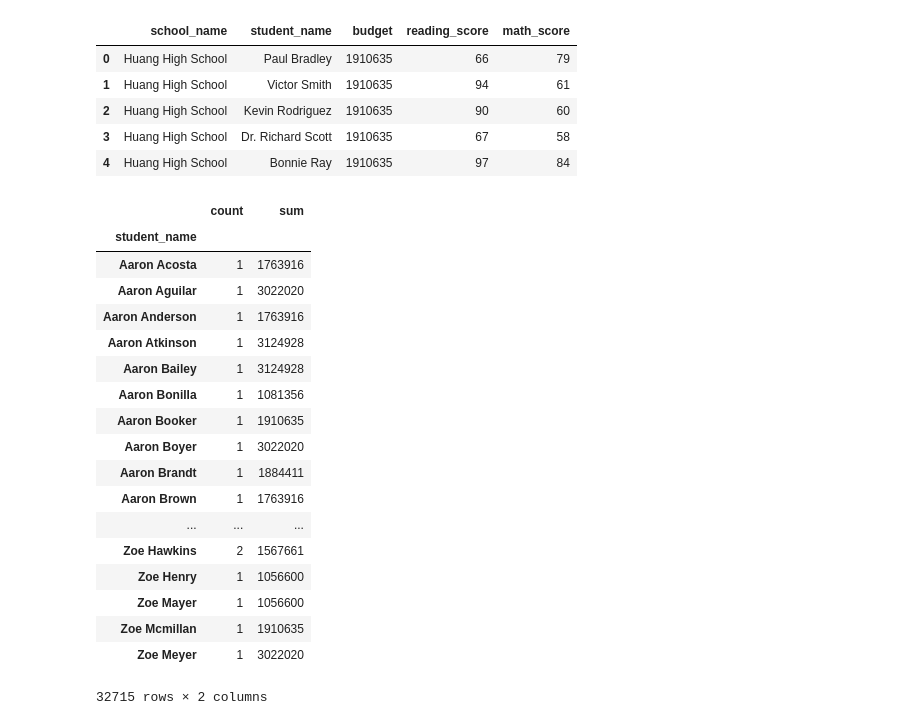
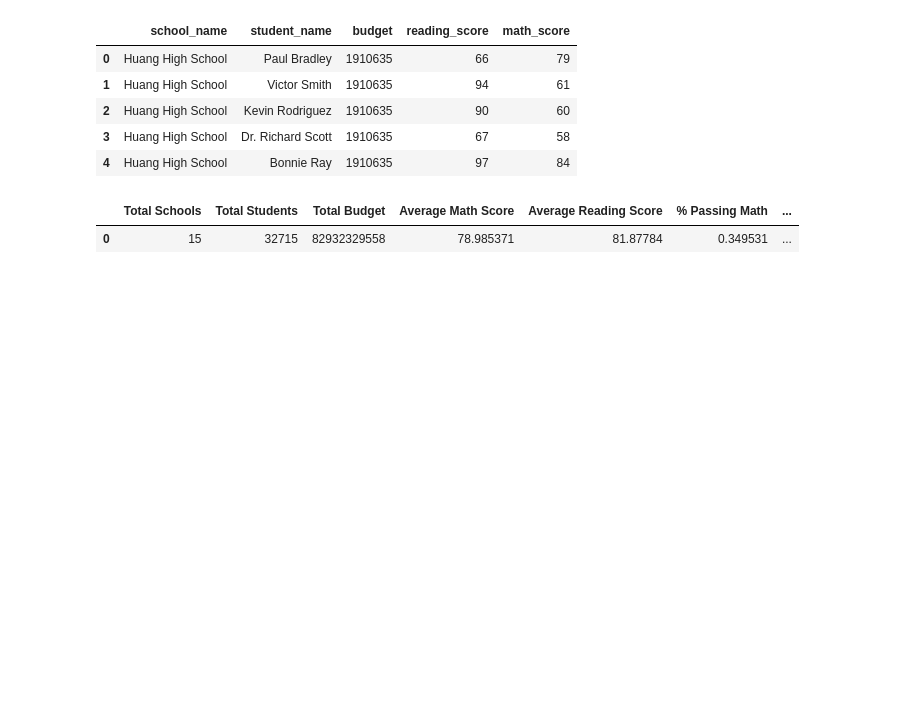
Before and after one commit to erjacobs2/Pandas, a Jupyter notebook: Pandas_school_metrics.ipynb, the cells around one changed output. Drawn from its saved outputs; the diff is of its cells as text; code cells hidden in the pictures; blank space fills up the shorter version.

```diff
--- a/Pandas_school_metrics.ipynb
+++ b/Pandas_school_metrics.ipynb
@@ -117,53 +117,51 @@ sum_reading = school_data_set["reading_score"].sum()
 sum_math = school_data_set["math_score"].sum()
 
 #70 or higher, percent of those who passed reading
 #my guess is tell it to sum scores of 70 or higher, divide by total/sum, times by 100
-#pass_reading = school_data_set["reading_score"]
+pass_read_if = school_data_set["reading_score"] <= 70
+pass_reading_sum = pass_read_if.sum()
+#pass_reading_sum = school_data_set["reading_score"].sum.where(school_data_set["reading_score"] <= 70)
+pass_reading = (pass_reading_sum / sum_reading) * 100
 
 #70 or higher, percent of those who passed math
+pass_math_if = school_data_set["math_score"] <= 70
+pass_math_sum = pass_math_if.sum()
+#pass_math_sum = school_data_set["math_score"].sum.where(school_data_set["math_score"] <= 70)
+pass_math = (pass_math_sum / sum_math) * 100
 
 # percent of overall passing rate
 #sum then find average of those who passed reading and math, divide by total sum of total sum of each, times by 100
+overall_pass = ((pass_reading_sum + pass_math_sum) / (sum_reading + sum_math)) * 100
 
 #Summary DataFrame
+district_summary_table = pd.DataFrame({"Total Schools": [school_count], "Total Students": [student_count], "Total Budget":
+                                      [budget_sum], "Average Math Score": [avg_math], "Average Reading Score": [avg_reading],
+                                      "% Passing Math": [pass_math], "% Passing Reading": [pass_reading],
+                                      "% Overall Passing Rate": [overall_pass]})
+district_summary_table
+#df['total'] = df[['A','B']].sum(axis=1).where(df['A'] > 0, 0)
+#df
 
 # Calculate the number of unique authors in the DataFrame
 #author_count = len(goodreads_df["Authors"].unique())
 
 # Calculate the earliest/latest year a book was published
 #earliest_year = goodreads_df["Publication Year"].min()
 #latest_year = goodreads_df["Publication Year"].max()
 
 # Calculate the total reviews for the entire dataset
 #total_reviews = goodreads_df["One Star Reviews"].sum() + goodreads_df["Two Star Reviews"].sum(
 #) + goodreads_df["Three Star Reviews"].sum() + goodreads_df["Four Star Reviews"].sum() + goodreads_df["Five Star Reviews"].sum()
 
 # Place all of the data found into a summary DataFrame
 #summary_table = pd.DataFrame({"Total Unique Authors": author_count,
                               #"Earliest Year": [earliest_year],
                               #"Latest Year": [latest_year],
                               #"Total Reviews": [total_reviews]})
 #summary_table
 # %% [output]
-|  | count | sum |
-| student_name |  |  |
-| Aaron Acosta | 1 | 1763916 |
-| Aaron Aguilar | 1 | 3022020 |
-| Aaron Anderson | 1 | 1763916 |
-| Aaron Atkinson | 1 | 3124928 |
-| Aaron Bailey | 1 | 3124928 |
-| Aaron Bonilla | 1 | 1081356 |
-| Aaron Booker | 1 | 1910635 |
-| Aaron Boyer | 1 | 3022020 |
-| Aaron Brandt | 1 | 1884411 |
-| Aaron Brown | 1 | 1763916 |
-| ... | ... | ... |
-| Zoe Hawkins | 2 | 1567661 |
-| Zoe Henry | 1 | 1056600 |
-| Zoe Mayer | 1 | 1056600 |
-| Zoe Mcmillan | 1 | 1910635 |
-| Zoe Meyer | 1 | 3022020 |
+|  | Total Schools | Total Students | Total Budget | Average Math Score | Average Reading Score | % Passing Math | ... |
+| 0 | 15 | 32715 | 82932329558 | 78.985371 | 81.87784 | 0.349531 | ... |
-32715 rows × 2 columns
 # %%
 # The value_counts method counts unique values in a column
 count = data_file_pd["Gender"].value_counts()
```
